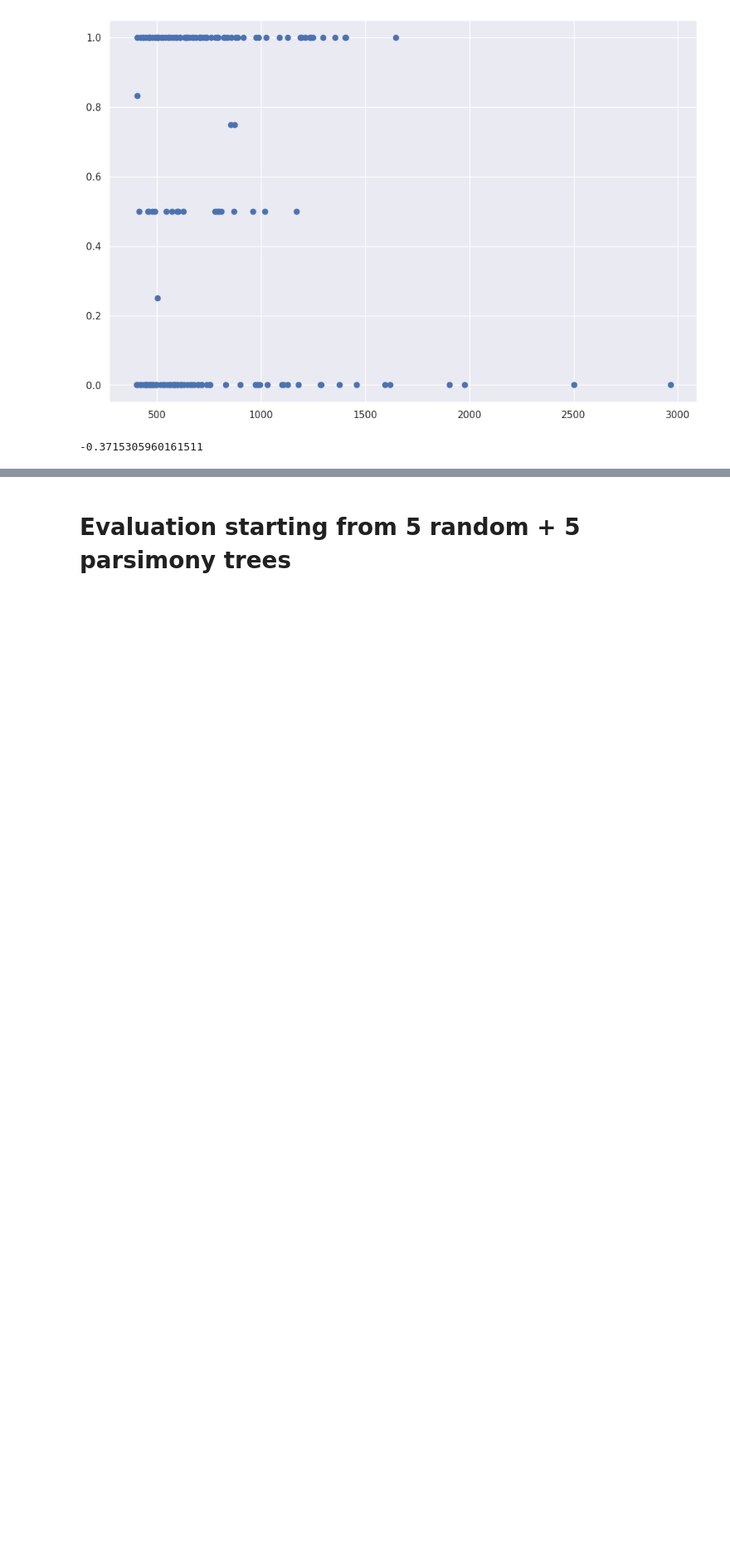
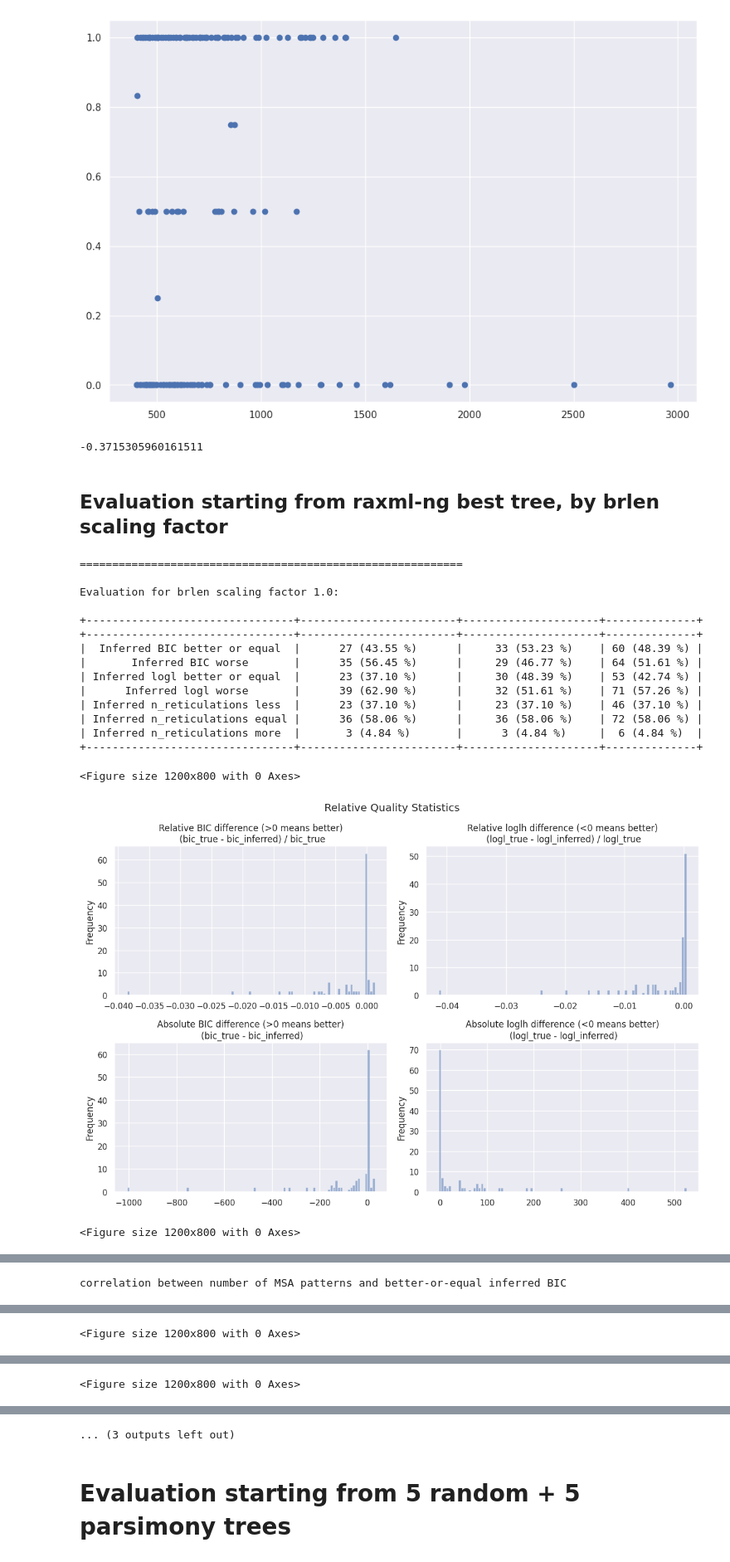
Before and after one commit to lutteropp/NetRAX, a Jupyter notebook: simulator/src/network/logic/report_notebook.ipynb, the cells around one changed output, grey strips where cells are left out. Shown at 83% size. Drawn from its saved outputs; the diff is of its cells as text; code cells hidden in the pictures; blank space fills up the shorter version.

Commit message:
re-added redoing all plots by brlen_scaler value

```diff
--- a/simulator/src/network/logic/report_notebook.ipynb
+++ b/simulator/src/network/logic/report_notebook.ipynb
@@ -93,3 +93,31 @@ else:
 correlation between number of MSA patterns and better-or-equal inferred BIC
 [figure]
 -0.3715305960161511
+# %% [markdown]
+## Evaluation starting from raxml-ng best tree, by brlen scaling factor
+# %%
+if 'brlen_scaler' in df_nonweird_start_from_raxml:
+    scalers = df_nonweird_start_from_raxml.brlen_scaler.unique()
+    for scaler in scalers:
+        print("===========================================================\n")
+        print("Evaluation for brlen scaling factor " + str(scaler) + ":\n")
+        df_nonweird_start_from_raxml_scaled = df_nonweird_start_from_raxml.query('brlen_scaler == ' + str(scaler))
+        show_plots(df_nonweird_start_from_raxml_scaled)
+# %% [output]
+===========================================================
+
+Evaluation for brlen scaling factor 1.0:
+
++--------------------------------+------------------------+---------------------+--------------+
++--------------------------------+------------------------+---------------------+--------------+
+|  Inferred BIC better or equal  |      27 (43.55 %)      |     33 (53.23 %)    | 60 (48.39 %) |
+|       Inferred BIC worse       |      35 (56.45 %)      |     29 (46.77 %)    | 64 (51.61 %) |
+| Inferred logl better or equal  |      23 (37.10 %)      |     30 (48.39 %)    | 53 (42.74 %) |
+|      Inferred logl worse       |      39 (62.90 %)      |     32 (51.61 %)    | 71 (57.26 %) |
+| Inferred n_reticulations less  |      23 (37.10 %)      |     23 (37.10 %)    | 46 (37.10 %) |
+| Inferred n_reticulations equal |      36 (58.06 %)      |     36 (58.06 %)    | 72 (58.06 %) |
+| Inferred n_reticulations more  |       3 (4.84 %)       |      3 (4.84 %)     |  6 (4.84 %)  |
++--------------------------------+------------------------+---------------------+--------------+
+<Figure size 1200x800 with 0 Axes>
+[figure, added]
+<Figure size 1200x800 with 0 Axes>
@@ -95,0 +125 @@ correlation between number of MSA patterns and better-or-equal inferred BIC
+correlation between number of MSA patterns and better-or-equal inferred BIC
@@ -95,0 +142 @@ correlation between number of MSA patterns and better-or-equal inferred BIC
+<Figure size 1200x800 with 0 Axes>
@@ -95,0 +144 @@ correlation between number of MSA patterns and better-or-equal inferred BIC
+<Figure size 1200x800 with 0 Axes>
@@ -96,3 +146,4 @@ correlation between number of MSA patterns and better-or-equal inferred BIC
+... (3 outputs left out)
 # %% [markdown]
 # Evaluation starting from 5 random + 5 parsimony trees
 # %%
```
Also changed, not shown: parts of 3 cells of this notebook.
